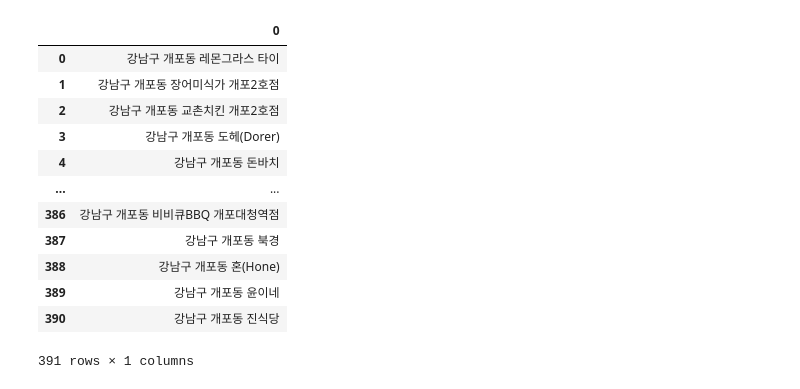
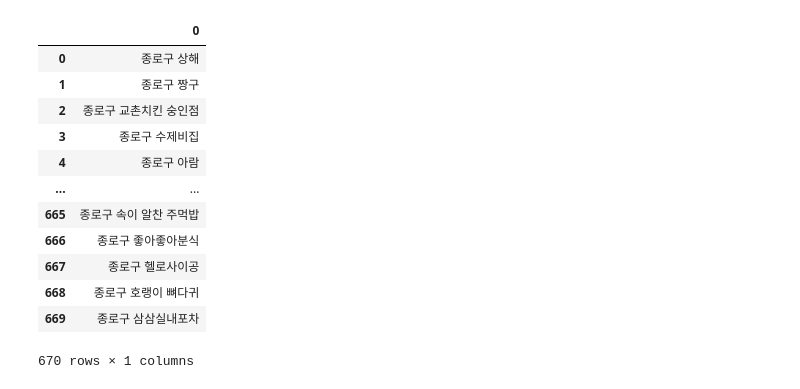
Before and after one commit to ethan528/Unstructured-Data-Analysis, a Jupyter notebook: 비정형 데이터 크롤링.ipynb, the cells around one changed output. Drawn from its saved outputs; the diff is of its cells as text; code cells hidden in the pictures.

```diff
--- a/비정형 데이터 크롤링.ipynb
+++ b/비정형 데이터 크롤링.ipynb
@@ -11,22 +11,22 @@ from tqdm import tqdm_notebook
 import warnings
 warnings.filterwarnings("ignore")
 # %%
-names_df = pd.read_csv('./Seoul.csv')
+names_df = pd.read_csv('./Keyword.csv')
 names_df
 # %% [output]
 |  | 0 |
-| 0 | 강남구 개포동 레몬그라스 타이 |
-| 1 | 강남구 개포동 장어미식가 개포2호점 |
-| 2 | 강남구 개포동 교촌치킨 개포2호점 |
-| 3 | 강남구 개포동 도헤(Dorer) |
-| 4 | 강남구 개포동 돈바치 |
+| 0 | 종로구 상해 |
+| 1 | 종로구 짱구 |
+| 2 | 종로구 교촌치킨 숭인점 |
+| 3 | 종로구 수제비집 |
+| 4 | 종로구 아람 |
 | ... | ... |
-| 386 | 강남구 개포동 비비큐BBQ 개포대청역점 |
-| 387 | 강남구 개포동 북경 |
-| 388 | 강남구 개포동 혼(Hone) |
-| 389 | 강남구 개포동 윤이네 |
-| 390 | 강남구 개포동 진식당 |
+| 665 | 종로구 속이 알찬 주먹밥 |
+| 666 | 종로구 좋아좋아분식 |
+| 667 | 종로구 헬로사이공 |
+| 668 | 종로구 호랭이 뼈다귀 |
+| 669 | 종로구 삼삼실내포차 |
-391 rows × 1 columns
+670 rows × 1 columns
 # %%
 # 창이 나오지 않게 설정
 options = webdriver.ChromeOptions()
```
Also changed, not shown: parts of 4 cells of this notebook, 6 other files.
